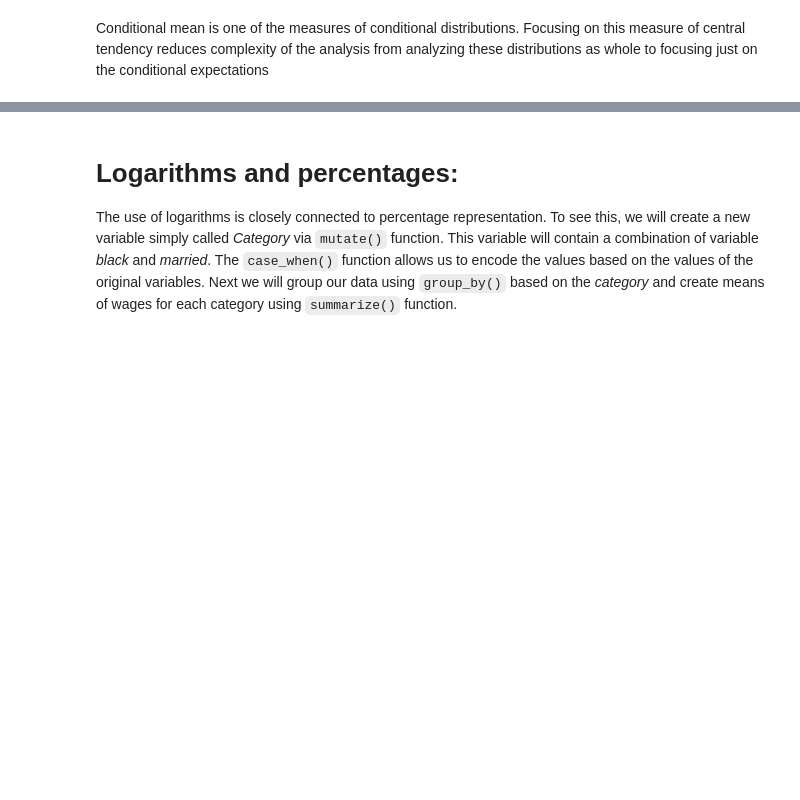
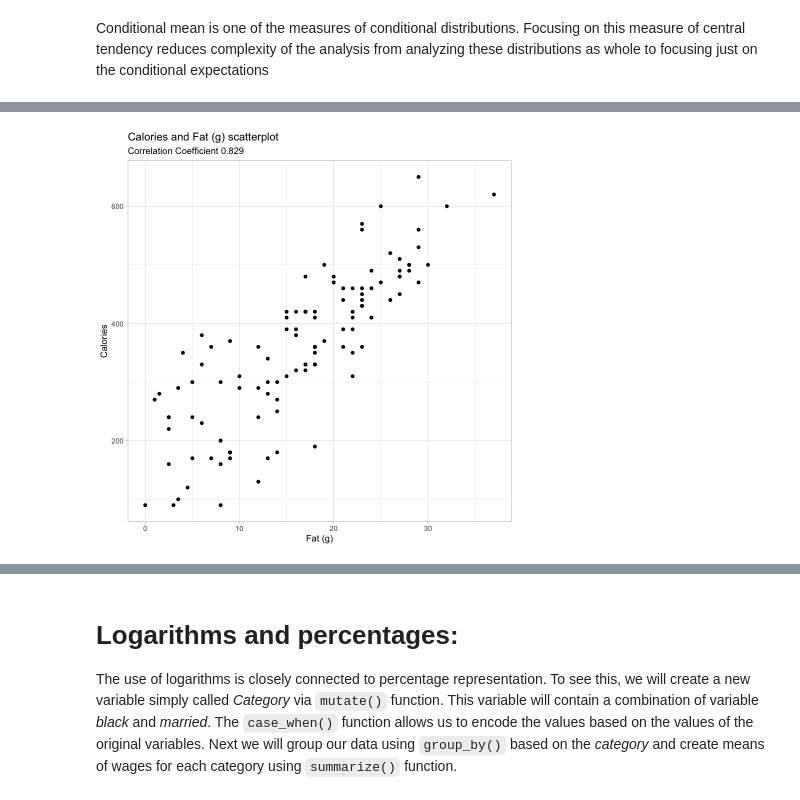
Before and after one commit to KavrikDominik/4EK621, a Jupyter notebook: week_1/week_1.ipynb, the cells around one changed output, grey strips where cells are left out. Cells and saved outputs as stored; diff of their text form; code cells hidden in the pictures; blank space fills up the shorter version.

```diff
--- a/week_1/week_1.ipynb
+++ b/week_1/week_1.ipynb
@@ -130,0 +225,12 @@ Conditional mean is one of the measures of conditional distributions. Focusing o
+# %%
+p1 <- data %>%
+    select(Calories, `Fat (g)`) %>%
+    ggplot() +
+    geom_point(aes(`Fat (g)`, Calories)) +
+    theme_light() +
+    labs(title = "Calories and Fat (g) scatterplot",
+         subtitle = paste("Correlation Coefficient", round(cor(data$Calories, data$`Fat (g)`), 3)))
+
+p1
+# %% [output]
+[figure, added]
```
Also changed, not shown: parts of 28 cells of this notebook, 1 other file.
